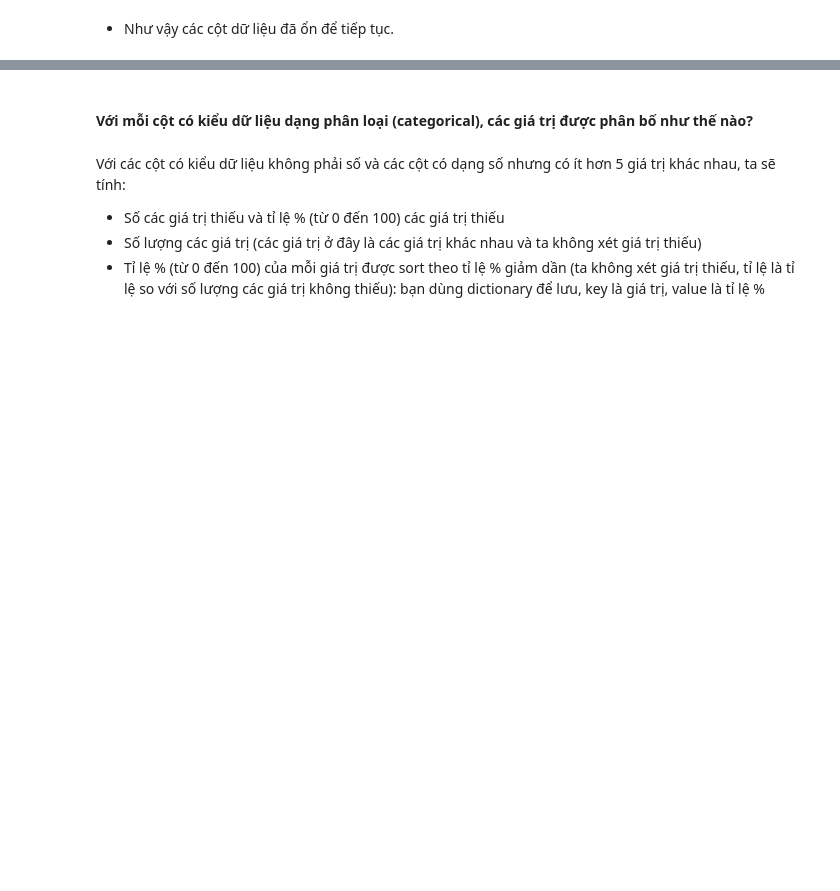
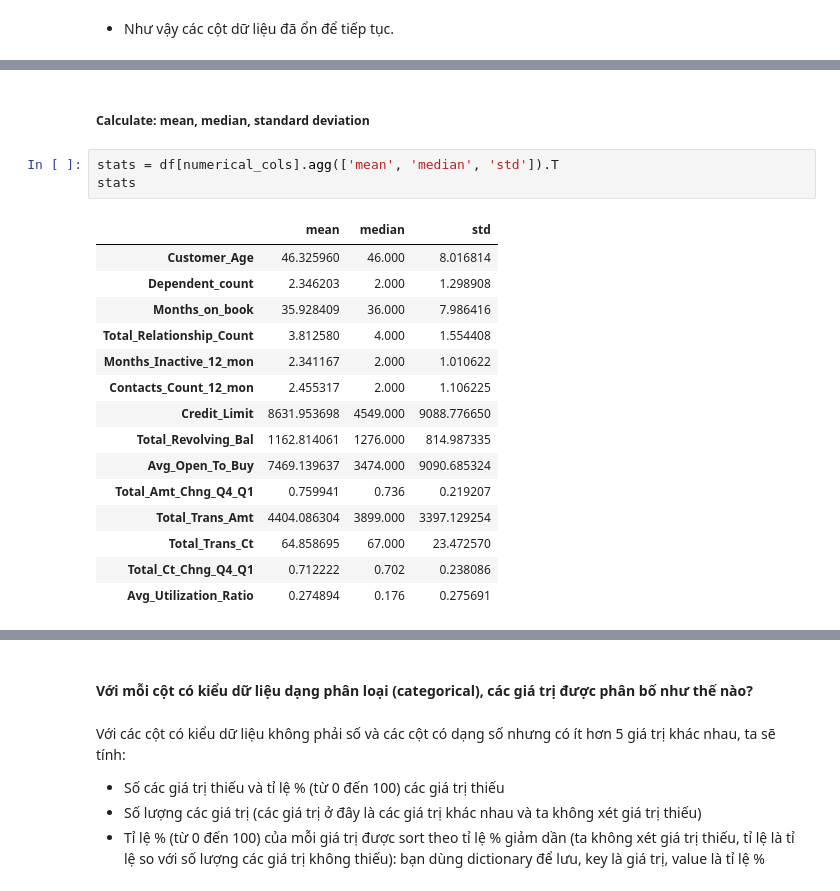
Before and after one commit to Khoa-Neee/P4DS_Final-Project, a Jupyter notebook: main.ipynb, the cells around one changed output, grey strips where cells are left out. Drawn from its saved outputs; the diff is of its cells as text; blank space fills up the shorter version.

```diff
--- a/main.ipynb
+++ b/main.ipynb
@@ -346,0 +373,21 @@ numeric
+# %% [markdown]
+##### Calculate: mean, median, standard deviation
+# %%
+stats = df[numerical_cols].agg(['mean', 'median', 'std']).T
+stats
+# %% [output]
+|  | mean | median | std |
+| Customer_Age | 46.325960 | 46.000 | 8.016814 |
+| Dependent_count | 2.346203 | 2.000 | 1.298908 |
+| Months_on_book | 35.928409 | 36.000 | 7.986416 |
+| Total_Relationship_Count | 3.812580 | 4.000 | 1.554408 |
+| Months_Inactive_12_mon | 2.341167 | 2.000 | 1.010622 |
+| Contacts_Count_12_mon | 2.455317 | 2.000 | 1.106225 |
+| Credit_Limit | 8631.953698 | 4549.000 | 9088.776650 |
+| Total_Revolving_Bal | 1162.814061 | 1276.000 | 814.987335 |
+| Avg_Open_To_Buy | 7469.139637 | 3474.000 | 9090.685324 |
+| Total_Amt_Chng_Q4_Q1 | 0.759941 | 0.736 | 0.219207 |
+| Total_Trans_Amt | 4404.086304 | 3899.000 | 3397.129254 |
+| Total_Trans_Ct | 64.858695 | 67.000 | 23.472570 |
+| Total_Ct_Chng_Q4_Q1 | 0.712222 | 0.702 | 0.238086 |
+| Avg_Utilization_Ratio | 0.274894 | 0.176 | 0.275691 |
```
Also changed, not shown: parts of 69 cells of this notebook.
